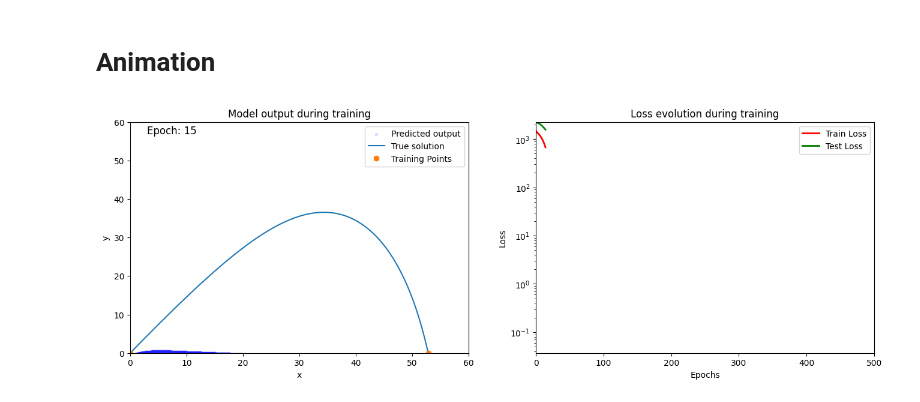
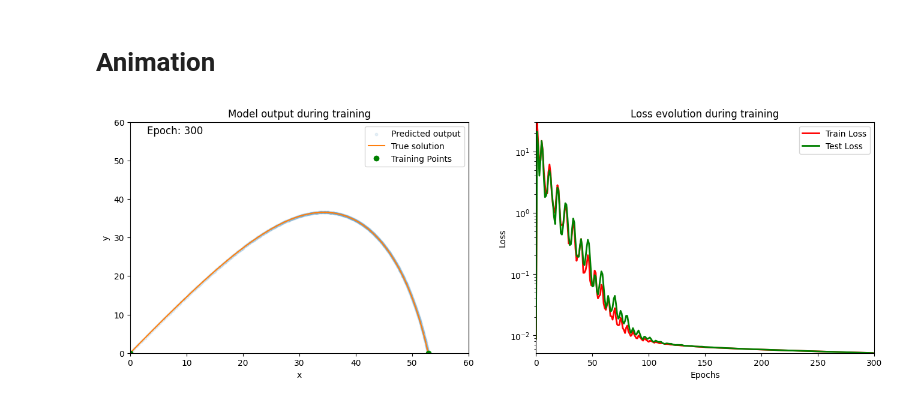
Before and after one commit to zincware/ZnPINNLab, a Jupyter notebook: day1/projectile_motion.ipynb, the cells around one changed output. Saved outputs shown, nothing was run; the diff lists cells and outputs as text; code cells hidden in the pictures.

```diff
--- a/day1/projectile_motion.ipynb
+++ b/day1/projectile_motion.ipynb
@@ -194,7 +195,8 @@ def create_training_data(
         num_t_train = 10,
         sigma_noise = 0.0,
         max_t_train = 2,
-        min_t_train = 0
+        min_t_train = 0,
+        activate_physics = False,
     ):
     """
     Create training data for training procedure.
@@ -538,11 +540,12 @@ def compute_total_loss(model, dataset: dict, t_col):
 # Executive function
 # %%
 def execute(
+        test_ds,
         train_ds,
-        test_ds,
         lr = 0.01,
         num_epochs = 1000,
         weight_decay = 1e-5,
+        include_physics = False,
         num_t_col = None,
         min_t_col = 0,
         max_t_col = 5,
@@ -674,21 +677,16 @@ model = PINN()
 train_ds, test_ds = create_training_data(
     time_vals=time,
     position_vals=position,
-    num_t_train=2,
+    num_t_train=5,
     min_t_train=0.0,
     max_t_train=time[-1],
     sigma_noise=0,
 )
-
-# train_ds['targets_x'] = torch.tensor([[0.0], [1.0]])
-# train_ds['targets_y'] = torch.tensor([[0.0], [0.0]])
-# test_ds['targets_y'] *= 0.5
-
-
+print(train_ds)
 train_loss_evolution, test_loss_evolution, predictions_list = execute(
     train_ds,
     test_ds,
-    num_epochs=500,
+    num_epochs=300,
     lr=0.005,
     num_t_col=50,
     min_t_col=0,
@@ -762,10 +970,10 @@ plt.show()
 # %%
 # Example usage:
 animator = AnimationGenerator(train_loss_evolution,
                               test_loss_evolution,
                               predictions_list,
                               train_ds,
                               test_ds)
-animator.create_animation('test1.mp4', frames=15, fps=30)
+animator.create_animation('2pkt.mp4', frames=300, fps=30)
 # %% [output]
-[figure, old version]
+[figure, new version]
```
Also changed, not shown: parts of 8 cells of this notebook.
